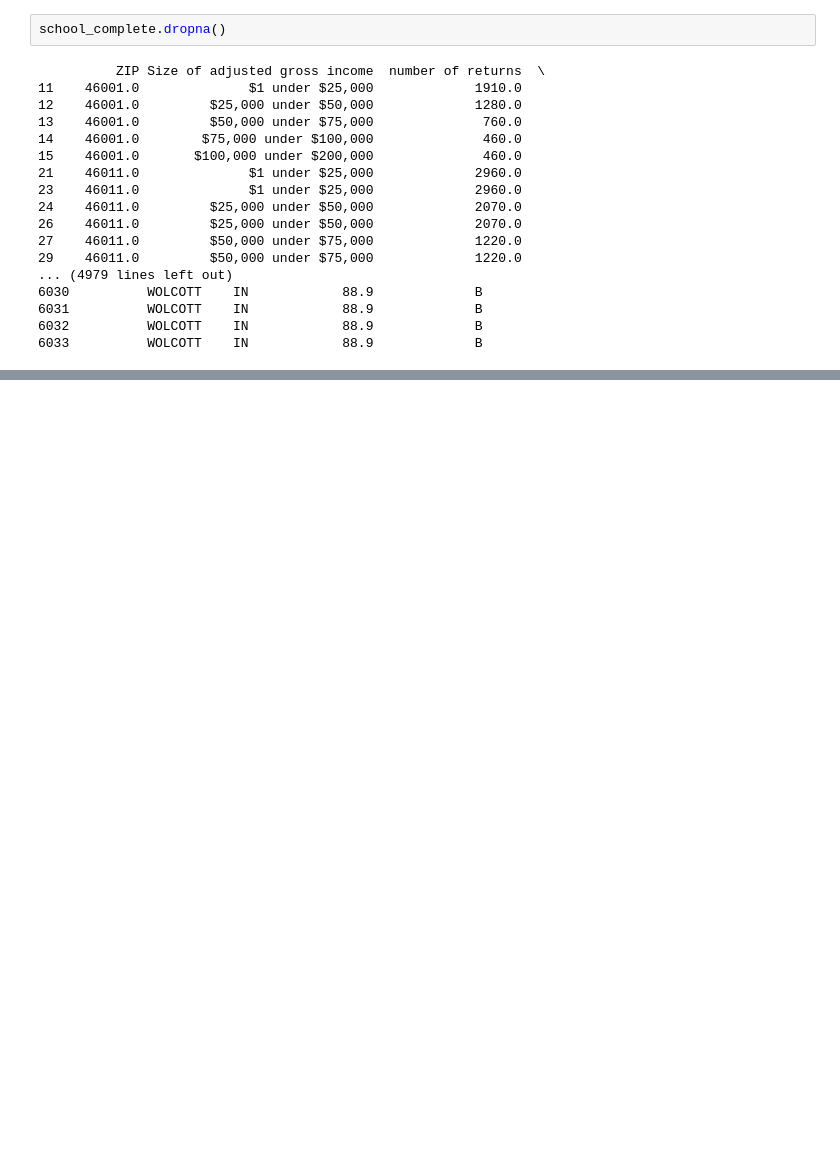
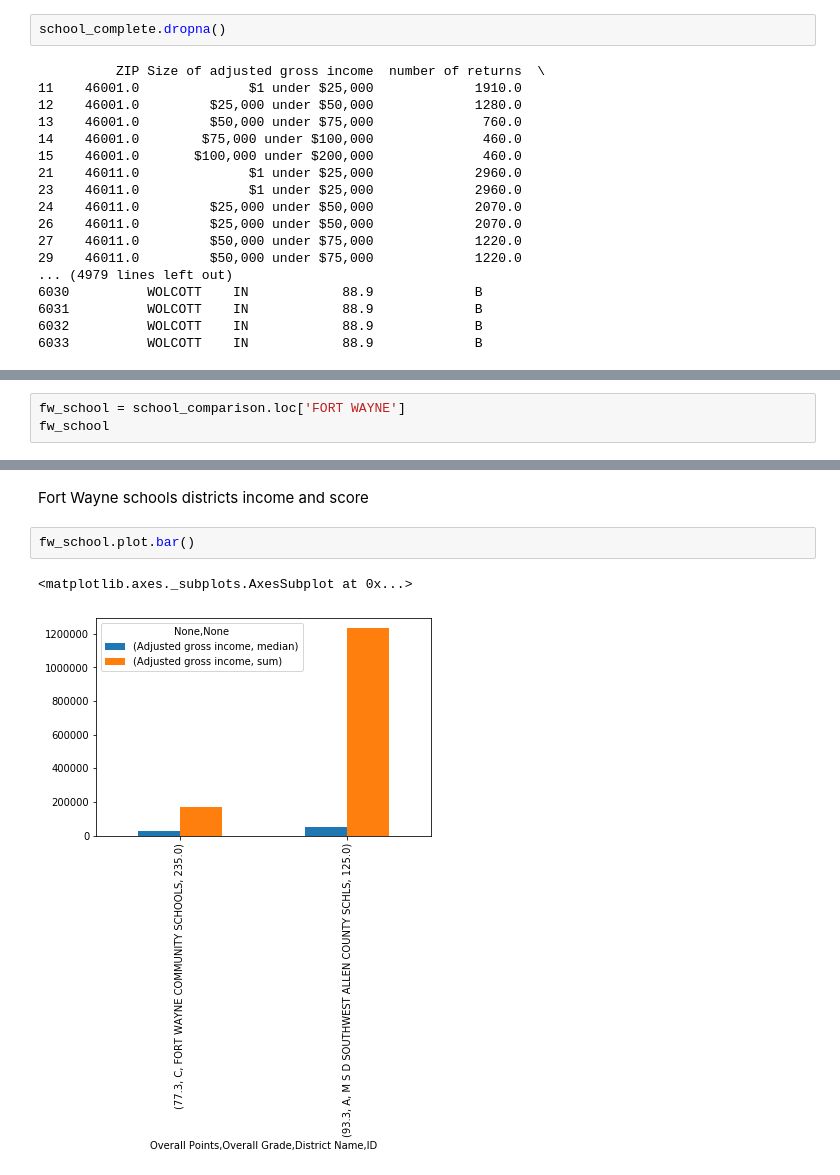
Before and after one commit to emmaolof/Does-Higher-Median-Income-Mean-Higher-Test-Scores-, a Jupyter notebook: SchoolsByCityScoresIncome.ipynb, the cells around one changed output, grey strips where cells are left out. Cells and saved outputs as stored; diff of their text form; blank space fills up the shorter version.

```diff
--- a/SchoolsByCityScoresIncome.ipynb
+++ b/SchoolsByCityScoresIncome.ipynb
@@ -151,0 +217,3 @@ school_comparison
+# %%
+fw_school = school_comparison.loc['FORT WAYNE']
+fw_school
@@ -151,0 +226,7 @@ school_comparison
+# %% [markdown]
+Fort Wayne schools districts income and score
+# %%
+fw_school.plot.bar()
+# %% [output]
+<matplotlib.axes._subplots.AxesSubplot at 0x...>
+[figure, added]
```
Also changed, not shown: parts of 21 cells of this notebook, 1 other file.
